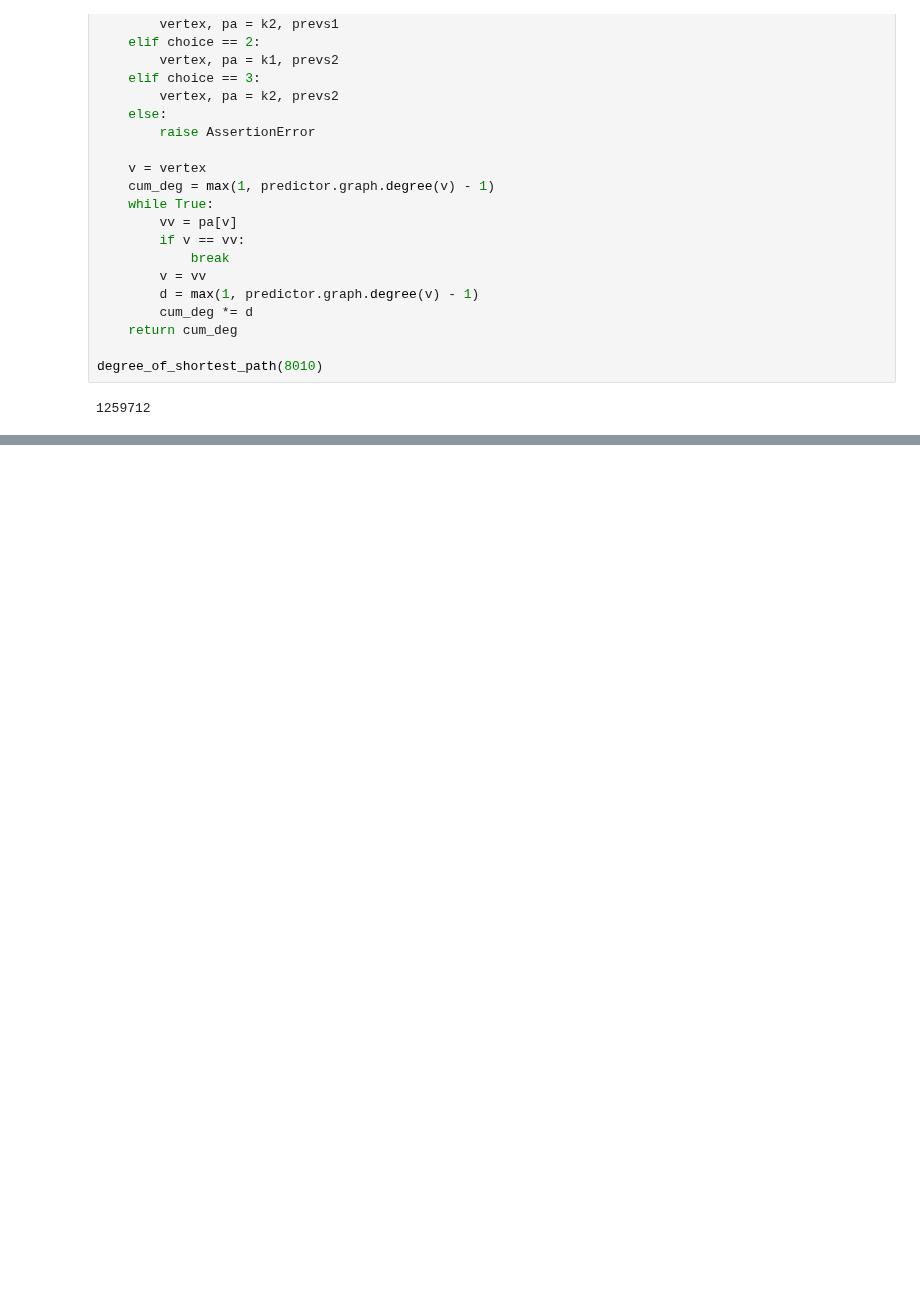
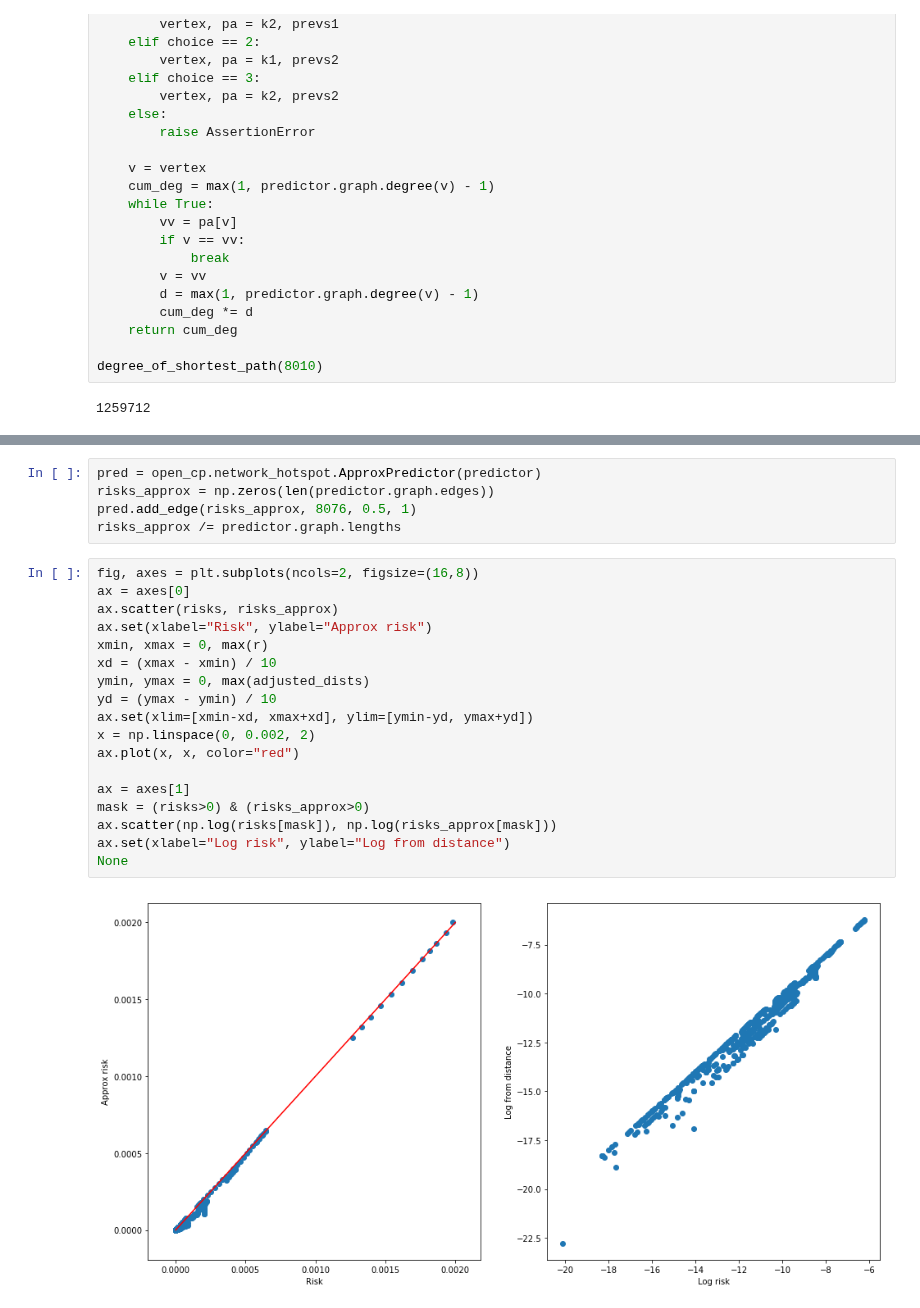
Before and after one commit to QuantCrimAtLeeds/PredictCode, a Jupyter notebook: examples/Networks/Geometry reduction.ipynb, the cells around one changed output, grey strips where cells are left out. Drawn from its saved outputs; the diff is of its cells as text; blank space fills up the shorter version.

Commit message:
Approx algorithm

```diff
--- a/examples/Networks/Geometry reduction.ipynb
+++ b/examples/Networks/Geometry reduction.ipynb
@@ -418,0 +437,25 @@ plt.scatter(r, adjusted_dists)
+# %%
+pred = open_cp.network_hotspot.ApproxPredictor(predictor)
+risks_approx = np.zeros(len(predictor.graph.edges))
+pred.add_edge(risks_approx, 8076, 0.5, 1)
+risks_approx /= predictor.graph.lengths
+# %%
+fig, axes = plt.subplots(ncols=2, figsize=(16,8))
+ax = axes[0]
+ax.scatter(risks, risks_approx)
+ax.set(xlabel="Risk", ylabel="Approx risk")
+xmin, xmax = 0, max(r)
+xd = (xmax - xmin) / 10
+ymin, ymax = 0, max(adjusted_dists)
+yd = (ymax - ymin) / 10
+ax.set(xlim=[xmin-xd, xmax+xd], ylim=[ymin-yd, ymax+yd])
+x = np.linspace(0, 0.002, 2)
+ax.plot(x, x, color="red")
+
+ax = axes[1]
+mask = (risks>0) & (risks_approx>0)
+ax.scatter(np.log(risks[mask]), np.log(risks_approx[mask]))
+ax.set(xlabel="Log risk", ylabel="Log from distance")
+None
+# %% [output]
+[figure, added]
```
Also changed, not shown: parts of 7 cells of this notebook, 5 other files.
